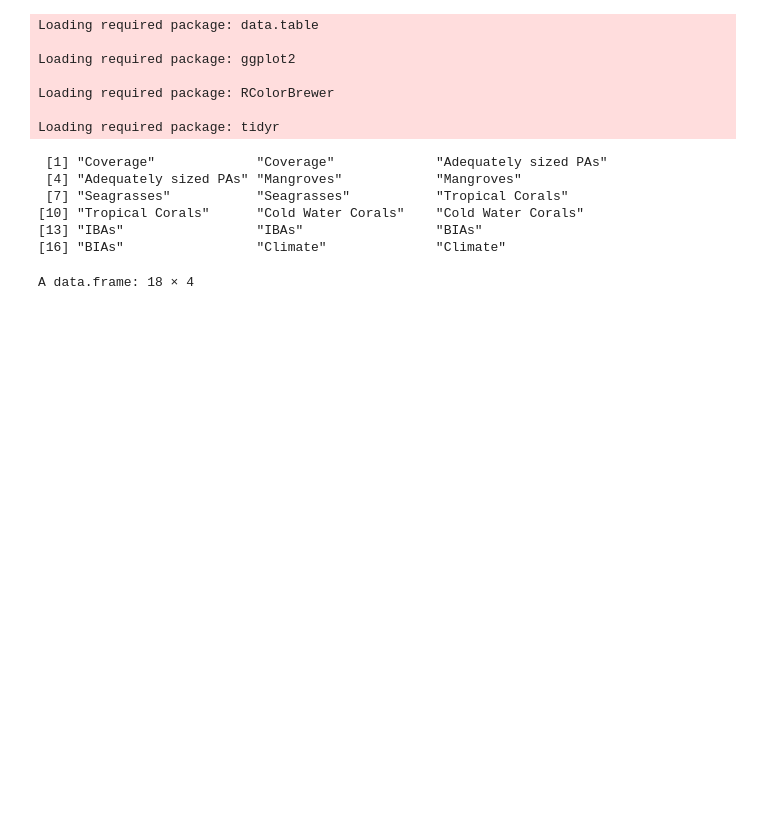
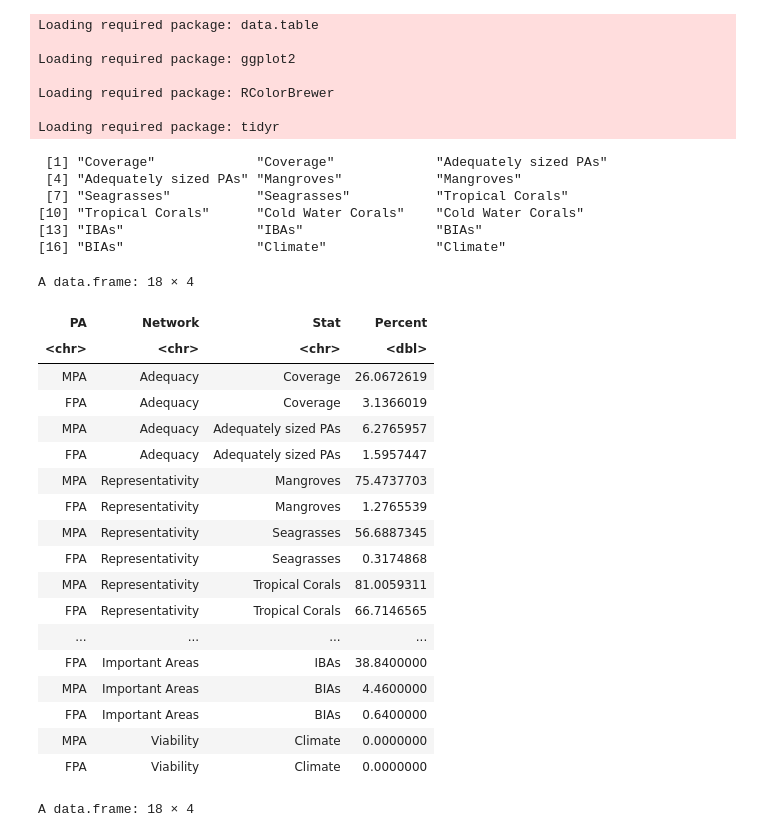
Before and after one commit to sagw/MBD, a Jupyter notebook: Radar_Figure1B.ipynb, the cells around one changed output. Saved outputs shown, nothing was run; the diff lists cells and outputs as text; code cells hidden in the pictures; blank space fills up the shorter version.

```diff
--- a/Radar_Figure1B.ipynb
+++ b/Radar_Figure1B.ipynb
@@ -23,6 +23,28 @@ all$Stat
 [10] "Tropical Corals"      "Cold Water Corals"    "Cold Water Corals"
 [13] "IBAs"                 "IBAs"                 "BIAs"
 [16] "BIAs"                 "Climate"              "Climate"
+# %%
+all
+# %% [output]
+A data.frame: 18 × 4
+| PA | Network | Stat | Percent |
+| <chr> | <chr> | <chr> | <dbl> |
+| MPA | Adequacy | Coverage | 26.0672619 |
+| FPA | Adequacy | Coverage | 3.1366019 |
+| MPA | Adequacy | Adequately sized PAs | 6.2765957 |
+| FPA | Adequacy | Adequately sized PAs | 1.5957447 |
+| MPA | Representativity | Mangroves | 75.4737703 |
+| FPA | Representativity | Mangroves | 1.2765539 |
+| MPA | Representativity | Seagrasses | 56.6887345 |
+| FPA | Representativity | Seagrasses | 0.3174868 |
+| MPA | Representativity | Tropical Corals | 81.0059311 |
+| FPA | Representativity | Tropical Corals | 66.7146565 |
+| ... | ... | ... | ... |
+| FPA | Important Areas | IBAs | 38.8400000 |
+| MPA | Important Areas | BIAs | 4.4600000 |
+| FPA | Important Areas | BIAs | 0.6400000 |
+| MPA | Viability | Climate | 0.0000000 |
+| FPA | Viability | Climate | 0.0000000 |
 # %%
 all$Network=factor(all$Network, levels=c("Important Areas", "Representativity", "Connectivity", "Replication", "Viability", "Adequacy"))
 # %%
```
Also changed, not shown: 4 other files.
